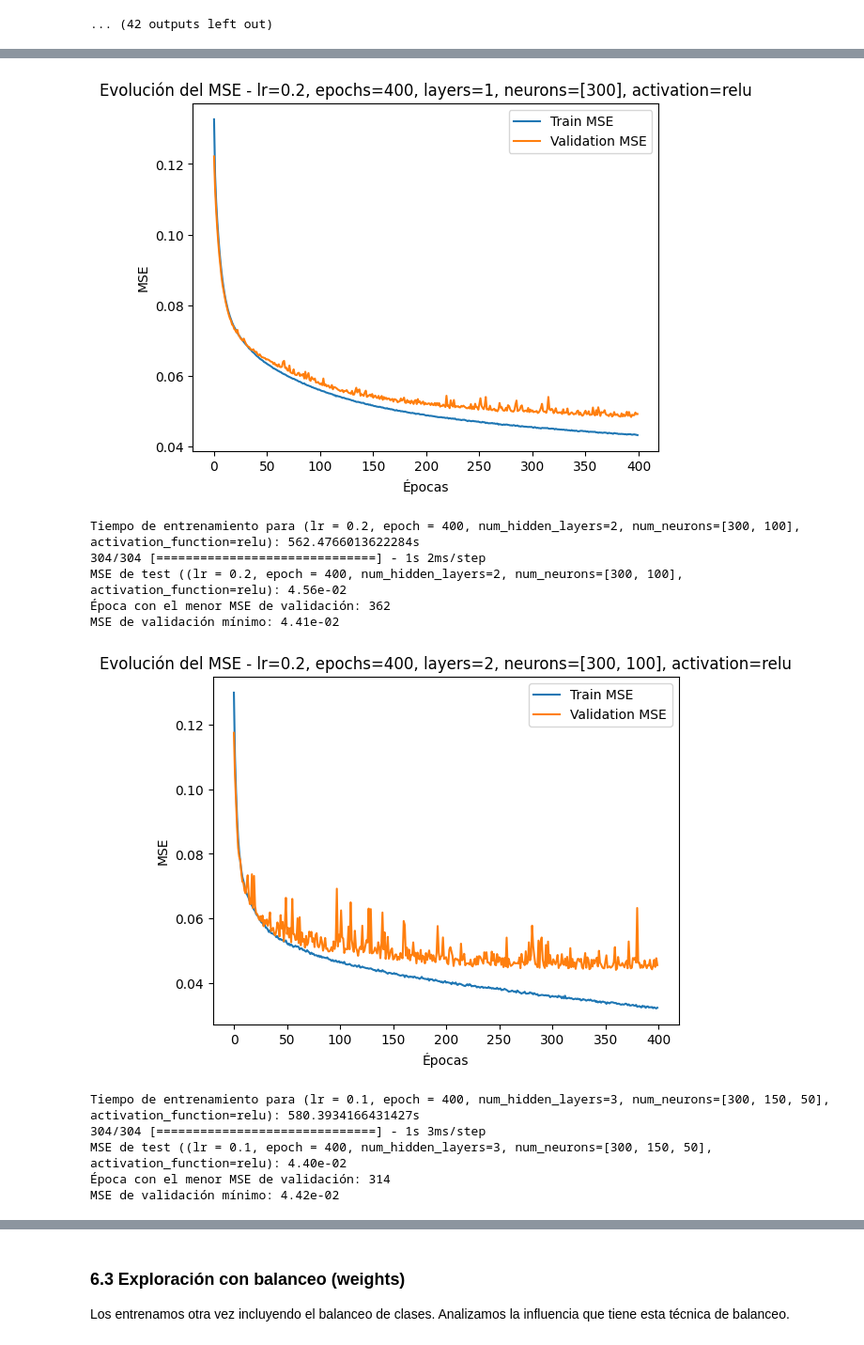
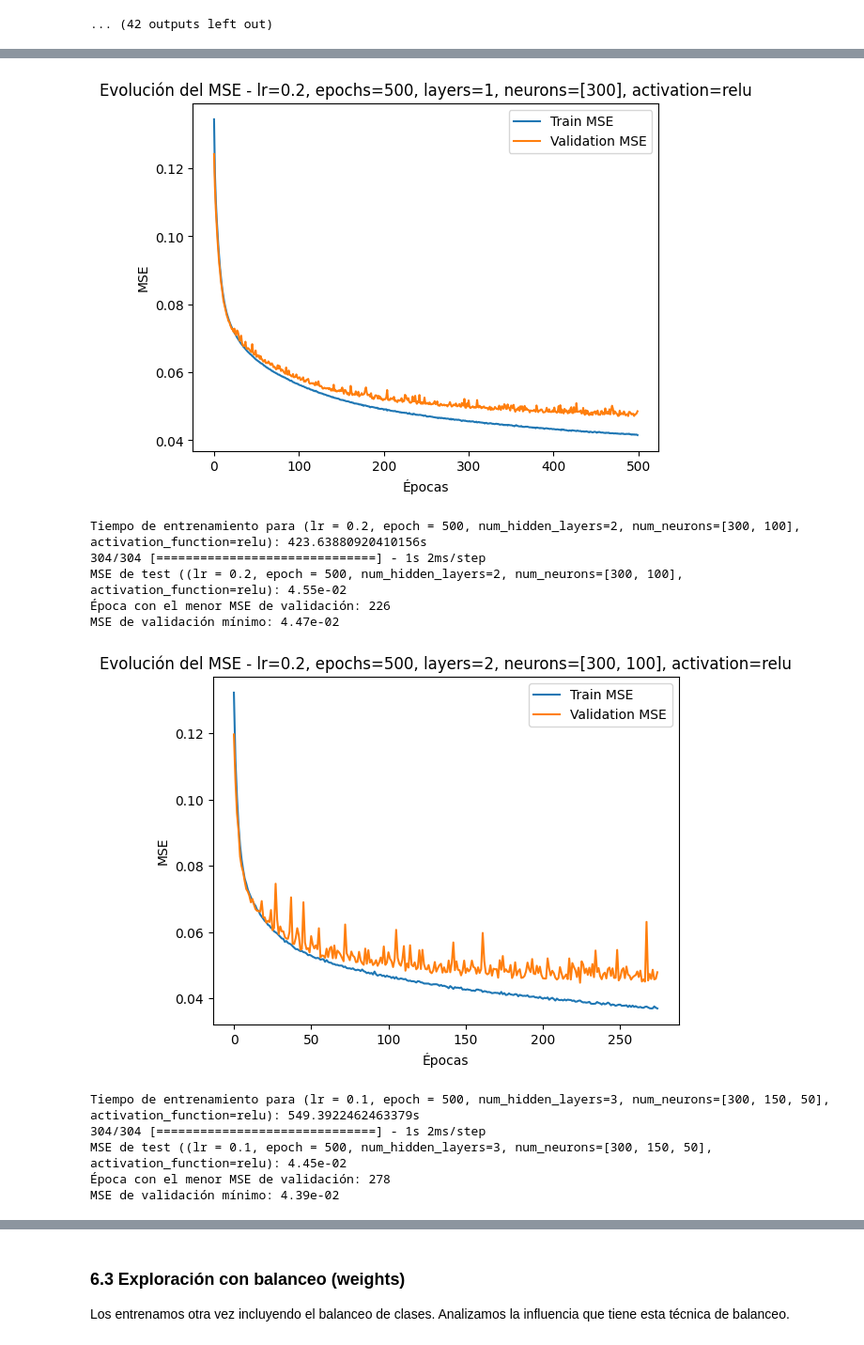
Before and after one commit to pablohd10/P2.1-RRNN, a Jupyter notebook: P2.1_RRNN.ipynb, the cells around one changed output, grey strips where cells are left out. Shown at 94% size. Saved outputs shown, nothing was run; the diff lists cells and outputs as text; code cells hidden in the pictures.

```diff
--- a/P2.1_RRNN.ipynb
+++ b/P2.1_RRNN.ipynb
@@ -415,15 +419,14 @@ resultados_df.to_csv('RESULTADOS_pruebas.csv', index=False)
 KeyboardInterrupt: ignored
 # %%
 modelo, historico = build_and_train_mlp(0.2, 2, [60,30], 'relu', 5, balance_classes=True)
+modelo.summary()
+
 # Obtenemos las predicciones
 prediccion = modelo.predict(X_test)
 # Obtenemos el MSE de test
 mse_test = mean_squared_error(y_test, prediccion)
 print("MSE_TEST SIN DESBINARIZAR", mse_test)
 print(prediccion)
- # Obtenemos el MSE de test
-mse_test = mean_squared_error(y_test, prediccion)
-print(f"MSE de test ((lr = {lr}, epoch = {epochs}, num_hidden_layers={num_hidden_layers}, num_neurons={num_neurons}, activation_function={activation_function}): {mse_test:.2e}")
 
 # Obtenemos los errores de entrenamiento y validación
 mse_train = historico.history['loss']
@@ -463,7 +466,6 @@ print(classification_report(y_test_classes, y_pred_classes))
 # Crear un DataFrame vacío para almacenar los resultados
 resultados_df = pd.DataFrame(columns=['Learning Rate', 'Hidden Layers', 'Neurons', 'Activation Function', 'Epochs', 'Best Epoch', 'Tiempo Entrenamiento', 'Train MSE', 'Validation MSE', 'Test MSE'])
 # Agregamos los resultados a DataFrame
-# Agregamos los resultados a DataFrame
 resultados_df = resultados_df.append({
   'Learning Rate': 2,
   'Hidden Layers': 3,
@@ -474,7 +476,7 @@ resultados_df = resultados_df.append({
   'Tiempo Entrenamiento': 3,
   'Train MSE': "{:.3e}".format(min_mse_train),
   'Validation MSE': "{:.3e}".format(min_mse_val),
-  'Test MSE': "{:.3e}".format(mse_test,
+  'Test MSE': "{:.3e}".format(mse_test),
   'Accuracy': round(accuracy,3),
   'Recall': np.round(recall,3),
   'Precision': np.round(precision, 3).tolist()
@@ -673,9 +675,9 @@ def entrenar_y_obtener_metricas_desbalanceado(lr, num_hidden_layers, num_neurons
       'Epochs': epochs,
       'Best Epoch': best_epoch,
       'Tiempo Entrenamiento': round(tiempo_total, 3),
-      'Train MSE': "{:.3e}".format(min_mse_train),
-      'Validation MSE': "{:.3e}".format(min_mse_val),
-      'Test MSE': "{:.3e}".format(mse_test),
+      'Train MSE': min_mse_train,
+      'Validation MSE': min_mse_val,
+      'Test MSE': mse_test,
       'Accuracy': round(accuracy,3),
       'Recall': np.round(recall,3).tolist(),
       'Precision': np.round(precision,3).tolist()
@@ -692,9 +694,10 @@ def entrenar_y_obtener_metricas_desbalanceado(lr, num_hidden_layers, num_neurons
 
     return resultados_df
 
-resultados_df = entrenar_y_obtener_metricas_desbalanceado(lr=0.2, num_hidden_layers=1, num_neurons=[300], activation_function='relu', epochs=400, patience=50, resultados_df=resultados_df)
-resultados_df = entrenar_y_obtener_metricas_desbalanceado(lr=0.2, num_hidden_layers=2, num_neurons=[300,100], activation_function='relu', epochs=400, patience=50, resultados_df=resultados_df)
-resultados_df = entrenar_y_obtener_metricas_desbalanceado(lr=0.1, num_hidden_layers=3, num_neurons=[300,150,50], activation_function='relu', epochs=400, patience=50, resultados_df=resultados_df)
+resultados_df = entrenar_y_obtener_metricas_desbalanceado(lr=0.2, num_hidden_layers=1, num_neurons=[300], activation_function='relu', epochs=500, patience=50, resultados_df=resultados_df)
+resultados_df = entrenar_y_obtener_metricas_desbalanceado(lr=0.2, num_hidden_layers=2, num_neurons=[300,100], activation_function='relu', epochs=500, patience=50, resultados_df=resultados_df)
+resultados_df = entrenar_y_obtener_metricas_desbalanceado(lr=0.1, num_hidden_layers=3, num_neurons=[300,150,50], activation_function='relu', epochs=500, patience=50, resultados_df=resultados_df)
+
 
 resultados_df.to_csv('RESULTADOS_mejores_modelos.csv', index=False)
 # %% [output]
@@ -706,12 +709,12 @@ MSE de validación mínimo: 4.84e-02
-[figure, old version]
+[figure, new version]
-Tiempo de entrenamiento para (lr = 0.2, epoch = 400, num_hidden_layers=2, num_neurons=[300, 100], activation_function=relu): 562.4766013622284s
+Tiempo de entrenamiento para (lr = 0.2, epoch = 500, num_hidden_layers=2, num_neurons=[300, 100], activation_function=relu): 423.63880920410156s
 304/304 [==============================] - 1s 2ms/step
-MSE de test ((lr = 0.2, epoch = 400, num_hidden_layers=2, num_neurons=[300, 100], activation_function=relu): 4.56e-02
-Época con el menor MSE de validación: 362
-MSE de validación mínimo: 4.41e-02
+MSE de test ((lr = 0.2, epoch = 500, num_hidden_layers=2, num_neurons=[300, 100], activation_function=relu): 4.55e-02
+Época con el menor MSE de validación: 226
+MSE de validación mínimo: 4.47e-02
-[figure, old version]
+[figure, new version]
-Tiempo de entrenamiento para (lr = 0.1, epoch = 400, num_hidden_layers=3, num_neurons=[300, 150, 50], activation_function=relu): 580.3934166431427s
-304/304 [==============================] - 1s 3ms/step
-MSE de test ((lr = 0.1, epoch = 400, num_hidden_layers=3, num_neurons=[300, 150, 50], activation_function=relu): 4.40e-02
-Época con el menor MSE de validación: 314
-MSE de validación mínimo: 4.42e-02
+Tiempo de entrenamiento para (lr = 0.1, epoch = 500, num_hidden_layers=3, num_neurons=[300, 150, 50], activation_function=relu): 549.3922462463379s
+304/304 [==============================] - 1s 2ms/step
+MSE de test ((lr = 0.1, epoch = 500, num_hidden_layers=3, num_neurons=[300, 150, 50], activation_function=relu): 4.45e-02
+Época con el menor MSE de validación: 278
+MSE de validación mínimo: 4.39e-02
```
Also changed, not shown: parts of 5 cells of this notebook.
